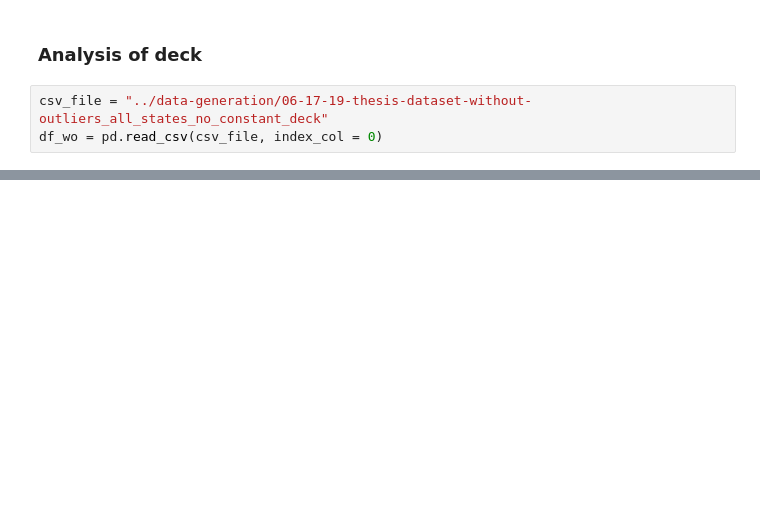
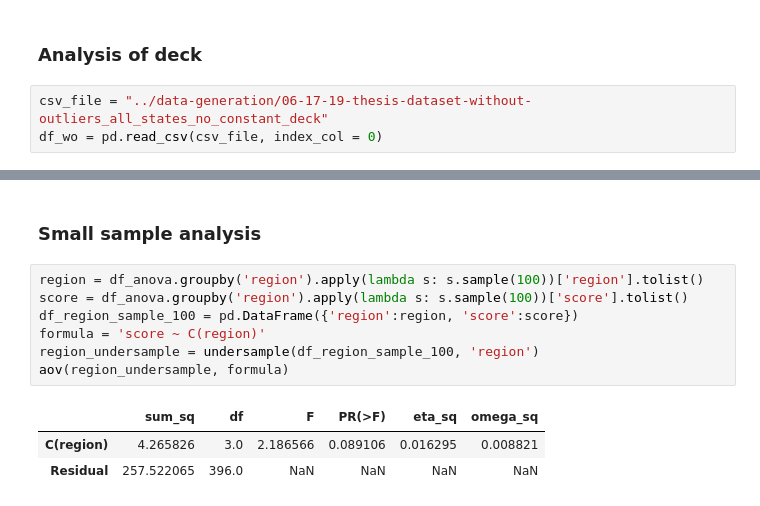
Before and after one commit to kaleoyster/thesis, a Jupyter notebook: analysis/06-18-19-effect-of-region-on bridge-condition.ipynb, the cells around one changed output, grey strips where cells are left out. Drawn from its saved outputs; the diff is of its cells as text; blank space fills up the shorter version.

```diff
--- a/analysis/06-18-19-effect-of-region-on bridge-condition.ipynb
+++ b/analysis/06-18-19-effect-of-region-on bridge-condition.ipynb
@@ -220,0 +333,13 @@ df_wo = pd.read_csv(csv_file, index_col = 0)
+# %% [markdown]
+### Small sample analysis
+# %%
+region = df_anova.groupby('region').apply(lambda s: s.sample(100))['region'].tolist()
+score = df_anova.groupby('region').apply(lambda s: s.sample(100))['score'].tolist()
+df_region_sample_100 = pd.DataFrame({'region':region, 'score':score})
+formula = 'score ~ C(region)'
+region_undersample = undersample(df_region_sample_100, 'region')
+aov(region_undersample, formula)
+# %% [output]
+|  | sum_sq | df | F | PR(>F) | eta_sq | omega_sq |
+| C(region) | 4.265826 | 3.0 | 2.186566 | 0.089106 | 0.016295 | 0.008821 |
+| Residual | 257.522065 | 396.0 | NaN | NaN | NaN | NaN |
```
Also changed, not shown: parts of 9 cells of this notebook, 10 other files.
